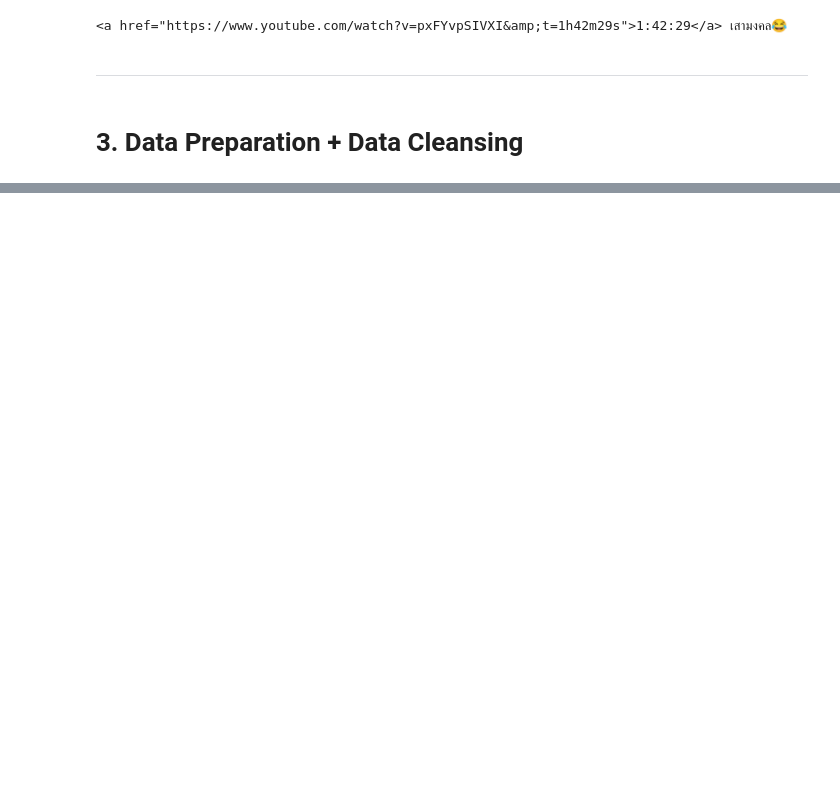
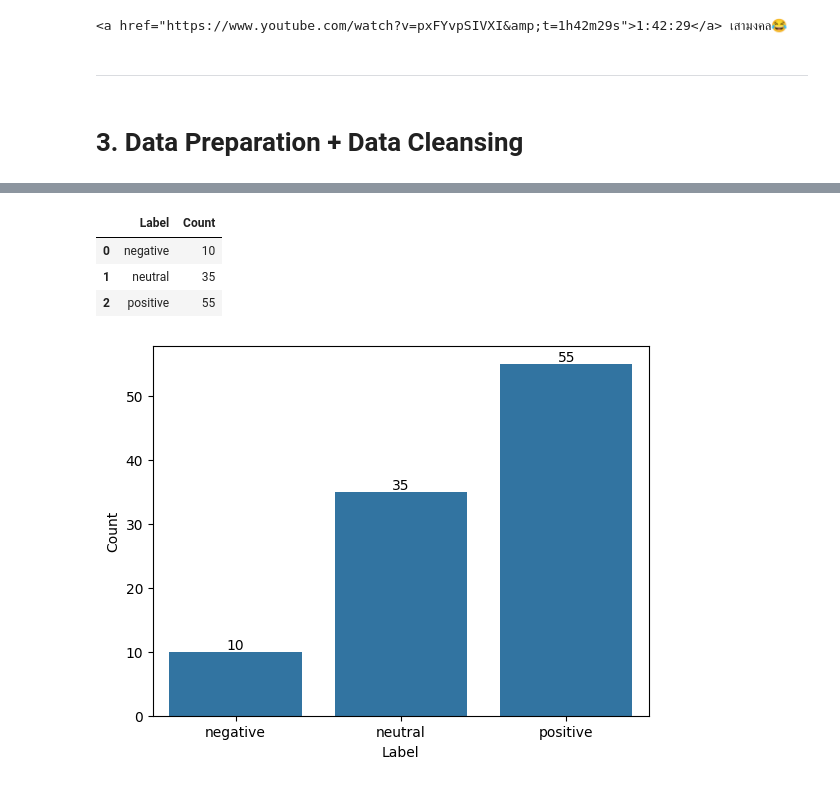
Before and after one commit to PongpatP/SocialListening_TH, a Jupyter notebook: main.ipynb, the cells around one changed output, grey strips where cells are left out. Cells and saved outputs as stored; diff of their text form; code cells hidden in the pictures; blank space fills up the shorter version.

```diff
--- a/main.ipynb
+++ b/main.ipynb
@@ -132,0 +134,4 @@ https://datarockie.com/blog/sentiment-analysis-bard-ai/
+# %%
+import pandas as pd
+df = pd.read_excel(os.path.join(os.getcwd(), 'comments.xlsx'))
+df.head(10)
@@ -132,0 +150,18 @@ https://datarockie.com/blog/sentiment-analysis-bard-ai/
+# %%
+count_sentiment_df  = df.groupby('Label').count().reset_index()[['Label','Name']].rename(columns={"Name": "Count"})
+count_sentiment_df.head()
+# %% [output]
+|  | Label | Count |
+| 0 | negative | 10 |
+| 1 | neutral | 35 |
+| 2 | positive | 55 |
+# %%
+import seaborn as sns
+import matplotlib.pyplot as plt
+
+sns.barplot(x=count_sentiment_df['Label'], y=count_sentiment_df['Count'])
+
+for i, v in enumerate(count_sentiment_df['Count']):
+    plt.text(i, v, str(v), ha='center', va='bottom')
+# %% [output]
+[figure, added]
```
Also changed, not shown: parts of 14 cells of this notebook, 4 other files.
